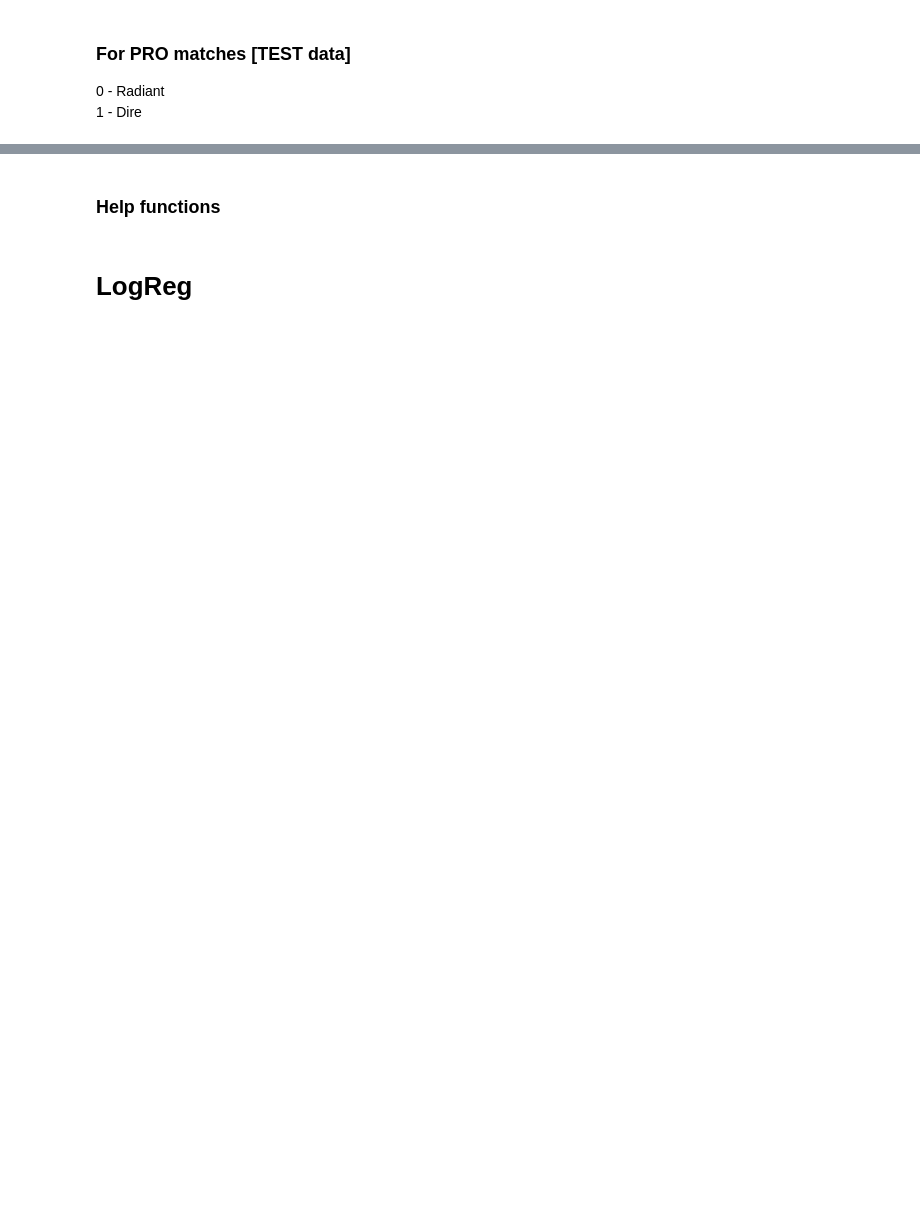
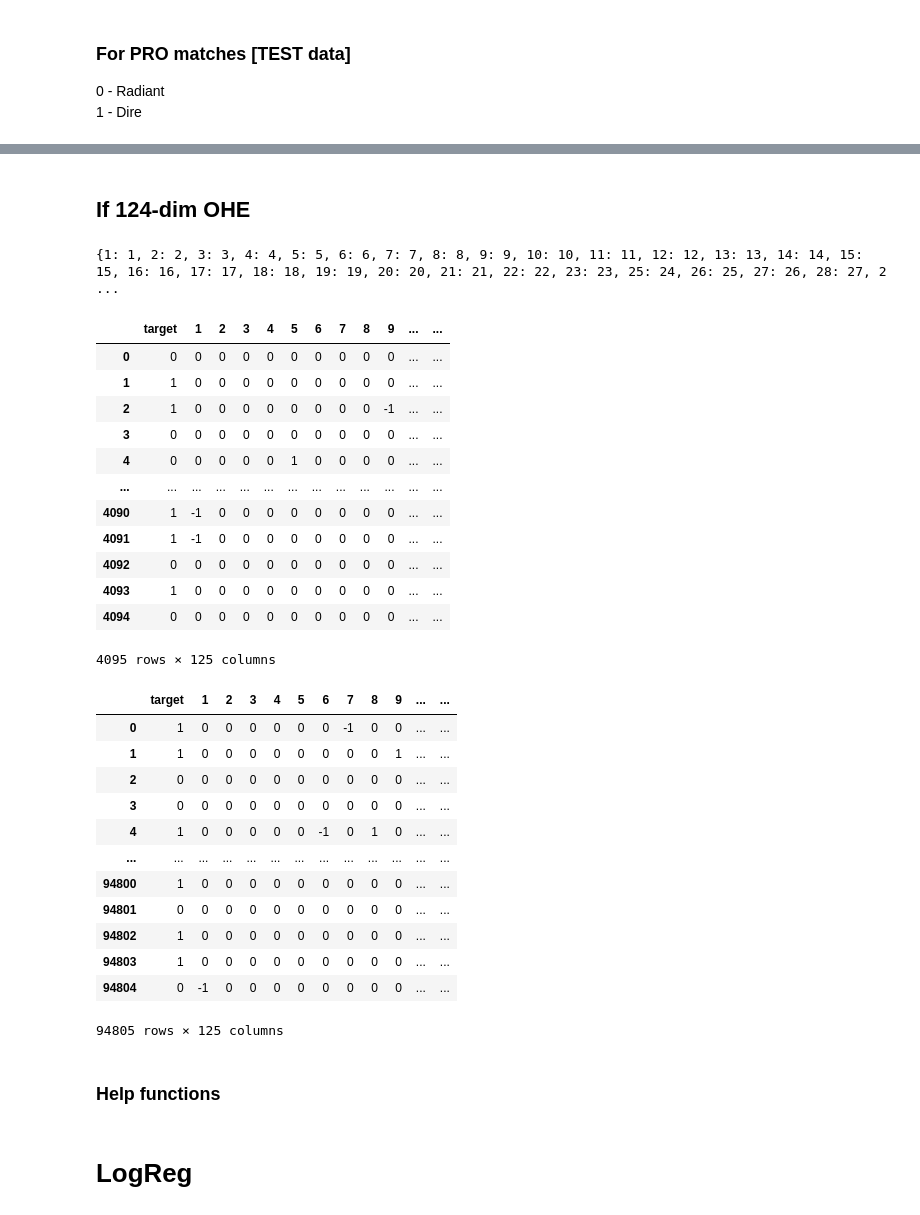
Before and after one commit to LeDron12/SmartDota, a Jupyter notebook: src/experiments/ids_only/ids_only.ipynb, the cells around one changed output, grey strips where cells are left out. Cells and saved outputs as stored; diff of their text form; code cells hidden in the pictures; blank space fills up the shorter version.

```diff
--- a/src/experiments/ids_only/ids_only.ipynb
+++ b/src/experiments/ids_only/ids_only.ipynb
@@ -196,3 +206,62 @@ display(df_test)
+# %% [markdown]
+## If 124-dim OHE
+# %%
+NUM_HEROES = 124
+
+with open('/Users/ankamenskiy/SmartDota/data/heroes.json', 'r') as f:
+    heroes = json.loads(f.read())
+    hero2pos = {hero['id']: i + 1 for i, hero in enumerate(heroes)}
+    print(hero2pos)
+
+def make_small_ohe(df):
+    columns = ['target'] + [str(i + 1) for i in range(NUM_HEROES)]
+    ret = []
+
+    for _, row in tqdm(df.iterrows()):
+        r = [row['target']] + [0]*NUM_HEROES
+
+        for id in row['radiant_hero_ids']:
+            r[hero2pos[id]] = 1
+        for id in row['dire_hero_ids']:
+            r[hero2pos[id]] = -1
+
+        ret.append({col: val for col, val in zip(columns, r)})
+
+    return pd.DataFrame(ret)
+
+df_test_extended = make_small_ohe(df_test)
+df_train_val_extended = make_small_ohe(df_train_val)
+
+display(df_test_extended)
+display(df_train_val_extended)
+# %% [output]
+{1: 1, 2: 2, 3: 3, 4: 4, 5: 5, 6: 6, 7: 7, 8: 8, 9: 9, 10: 10, 11: 11, 12: 12, 13: 13, 14: 14, 15: 15, 16: 16, 17: 17, 18: 18, 19: 19, 20: 20, 21: 21, 22: 22, 23: 23, 25: 24, 26: 25, 27: 26, 28: 27, 2 ...
+|  | target | 1 | 2 | 3 | 4 | 5 | 6 | 7 | 8 | 9 | ... | ... |
+| 0 | 0 | 0 | 0 | 0 | 0 | 0 | 0 | 0 | 0 | 0 | ... | ... |
+| 1 | 1 | 0 | 0 | 0 | 0 | 0 | 0 | 0 | 0 | 0 | ... | ... |
+| 2 | 1 | 0 | 0 | 0 | 0 | 0 | 0 | 0 | 0 | -1 | ... | ... |
+| 3 | 0 | 0 | 0 | 0 | 0 | 0 | 0 | 0 | 0 | 0 | ... | ... |
+| 4 | 0 | 0 | 0 | 0 | 0 | 1 | 0 | 0 | 0 | 0 | ... | ... |
+| ... | ... | ... | ... | ... | ... | ... | ... | ... | ... | ... | ... | ... |
+| 4090 | 1 | -1 | 0 | 0 | 0 | 0 | 0 | 0 | 0 | 0 | ... | ... |
+| 4091 | 1 | -1 | 0 | 0 | 0 | 0 | 0 | 0 | 0 | 0 | ... | ... |
+| 4092 | 0 | 0 | 0 | 0 | 0 | 0 | 0 | 0 | 0 | 0 | ... | ... |
+| 4093 | 1 | 0 | 0 | 0 | 0 | 0 | 0 | 0 | 0 | 0 | ... | ... |
+| 4094 | 0 | 0 | 0 | 0 | 0 | 0 | 0 | 0 | 0 | 0 | ... | ... |
+4095 rows × 125 columns
+|  | target | 1 | 2 | 3 | 4 | 5 | 6 | 7 | 8 | 9 | ... | ... |
+| 0 | 1 | 0 | 0 | 0 | 0 | 0 | 0 | -1 | 0 | 0 | ... | ... |
+| 1 | 1 | 0 | 0 | 0 | 0 | 0 | 0 | 0 | 0 | 1 | ... | ... |
+| 2 | 0 | 0 | 0 | 0 | 0 | 0 | 0 | 0 | 0 | 0 | ... | ... |
+| 3 | 0 | 0 | 0 | 0 | 0 | 0 | 0 | 0 | 0 | 0 | ... | ... |
+| 4 | 1 | 0 | 0 | 0 | 0 | 0 | -1 | 0 | 1 | 0 | ... | ... |
+| ... | ... | ... | ... | ... | ... | ... | ... | ... | ... | ... | ... | ... |
+| 94800 | 1 | 0 | 0 | 0 | 0 | 0 | 0 | 0 | 0 | 0 | ... | ... |
+| 94801 | 0 | 0 | 0 | 0 | 0 | 0 | 0 | 0 | 0 | 0 | ... | ... |
+| 94802 | 1 | 0 | 0 | 0 | 0 | 0 | 0 | 0 | 0 | 0 | ... | ... |
+| 94803 | 1 | 0 | 0 | 0 | 0 | 0 | 0 | 0 | 0 | 0 | ... | ... |
+| 94804 | 0 | -1 | 0 | 0 | 0 | 0 | 0 | 0 | 0 | 0 | ... | ... |
+94805 rows × 125 columns
 # %%
 from sklearn.model_selection import train_test_split
 from sklearn.metrics import classification_report
```
Also changed, not shown: parts of 18 cells of this notebook.
